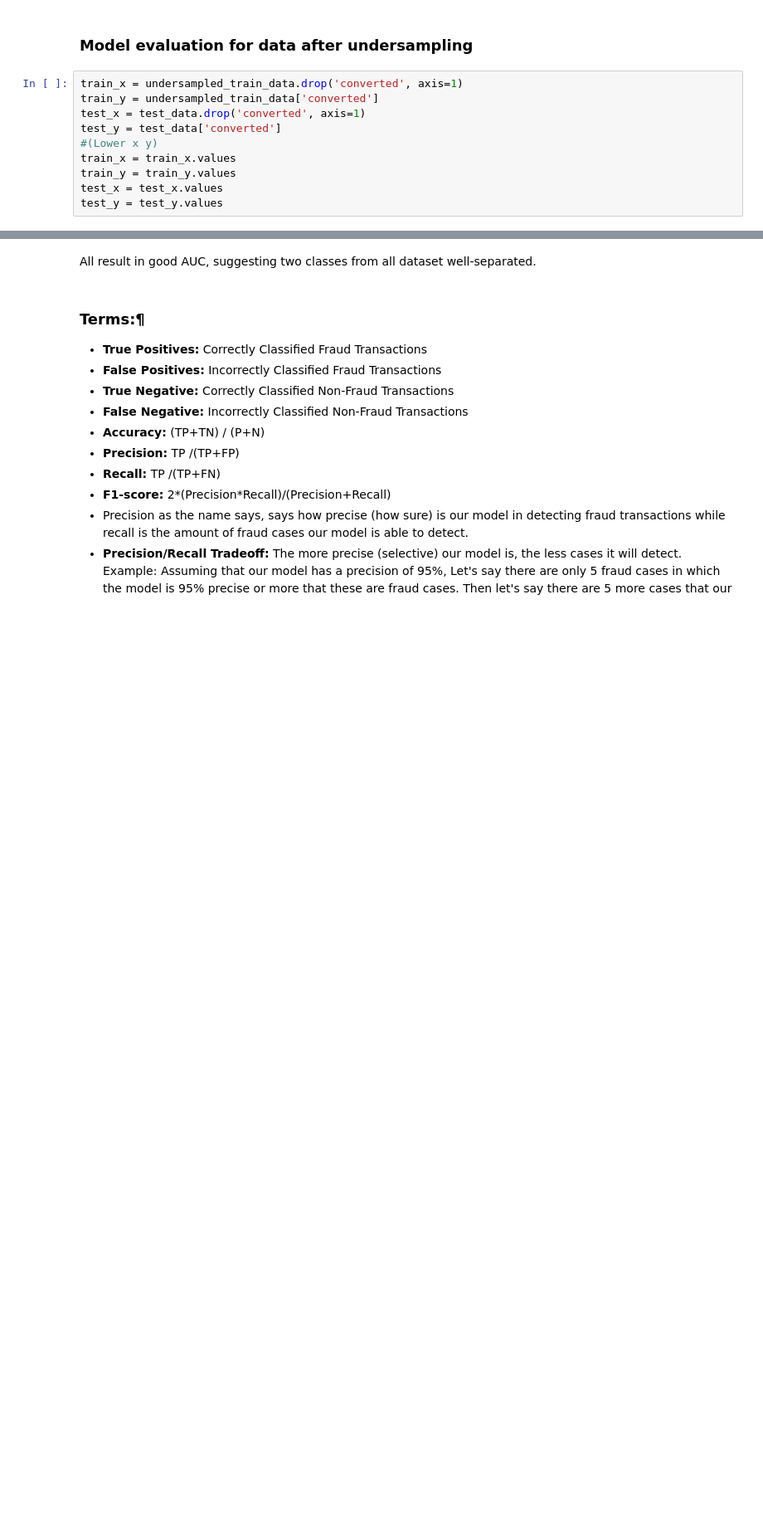
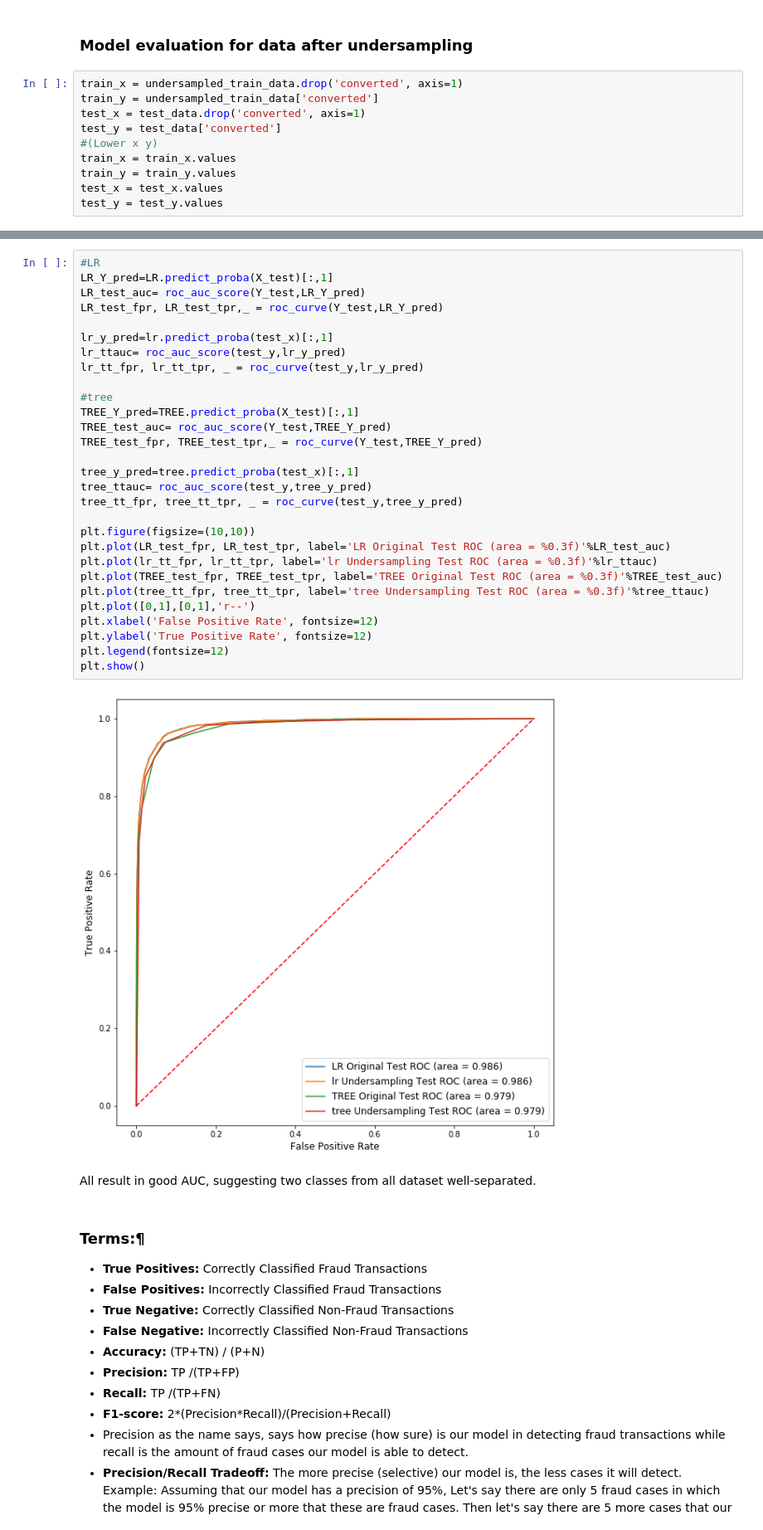
Before and after one commit to balloon0315/Projects, a Jupyter notebook: 08-[Machine Learning]-Conversion Rate Optimization/CRO-imbalance-Logistic Regression.ipynb, the cells around one changed output, grey strips where cells are left out. Shown: that part at 83% size. Saved outputs shown, nothing was run; the diff lists cells and outputs as text; blank space fills up the shorter version.

```diff
--- a/08-[Machine Learning]-Conversion Rate Optimization/CRO-imbalance-Logistic Regression.ipynb
+++ b/08-[Machine Learning]-Conversion Rate Optimization/CRO-imbalance-Logistic Regression.ipynb
@@ -592,3 +582,34 @@ plt.show()
+# %%
+#LR
+LR_Y_pred=LR.predict_proba(X_test)[:,1]
+LR_test_auc= roc_auc_score(Y_test,LR_Y_pred)
+LR_test_fpr, LR_test_tpr,_ = roc_curve(Y_test,LR_Y_pred)
+
+lr_y_pred=lr.predict_proba(test_x)[:,1]
+lr_ttauc= roc_auc_score(test_y,lr_y_pred)
+lr_tt_fpr, lr_tt_tpr, _ = roc_curve(test_y,lr_y_pred)
+
+#tree
+TREE_Y_pred=TREE.predict_proba(X_test)[:,1]
+TREE_test_auc= roc_auc_score(Y_test,TREE_Y_pred)
+TREE_test_fpr, TREE_test_tpr,_ = roc_curve(Y_test,TREE_Y_pred)
+
+tree_y_pred=tree.predict_proba(test_x)[:,1]
+tree_ttauc= roc_auc_score(test_y,tree_y_pred)
+tree_tt_fpr, tree_tt_tpr, _ = roc_curve(test_y,tree_y_pred)
+
+plt.figure(figsize=(10,10))
+plt.plot(LR_test_fpr, LR_test_tpr, label='LR Original Test ROC (area = %0.3f)'%LR_test_auc)
+plt.plot(lr_tt_fpr, lr_tt_tpr, label='lr Undersampling Test ROC (area = %0.3f)'%lr_ttauc)
+plt.plot(TREE_test_fpr, TREE_test_tpr, label='TREE Original Test ROC (area = %0.3f)'%TREE_test_auc)
+plt.plot(tree_tt_fpr, tree_tt_tpr, label='tree Undersampling Test ROC (area = %0.3f)'%tree_ttauc)
+plt.plot([0,1],[0,1],'r--')
+plt.xlabel('False Positive Rate', fontsize=12)
+plt.ylabel('True Positive Rate', fontsize=12)
+plt.legend(fontsize=12)
+plt.show()
+# %% [output]
+[figure, added]
 # %% [markdown]
 All result in good AUC, suggesting two classes from all dataset well-separated.
 # %% [markdown]
```
Also changed, not shown: parts of 28 cells of this notebook.
